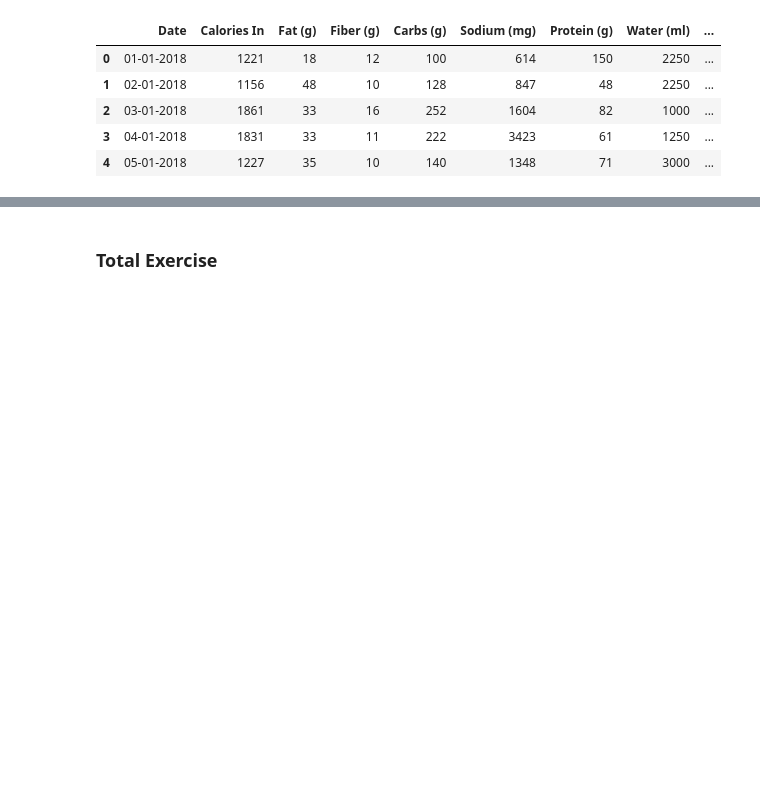
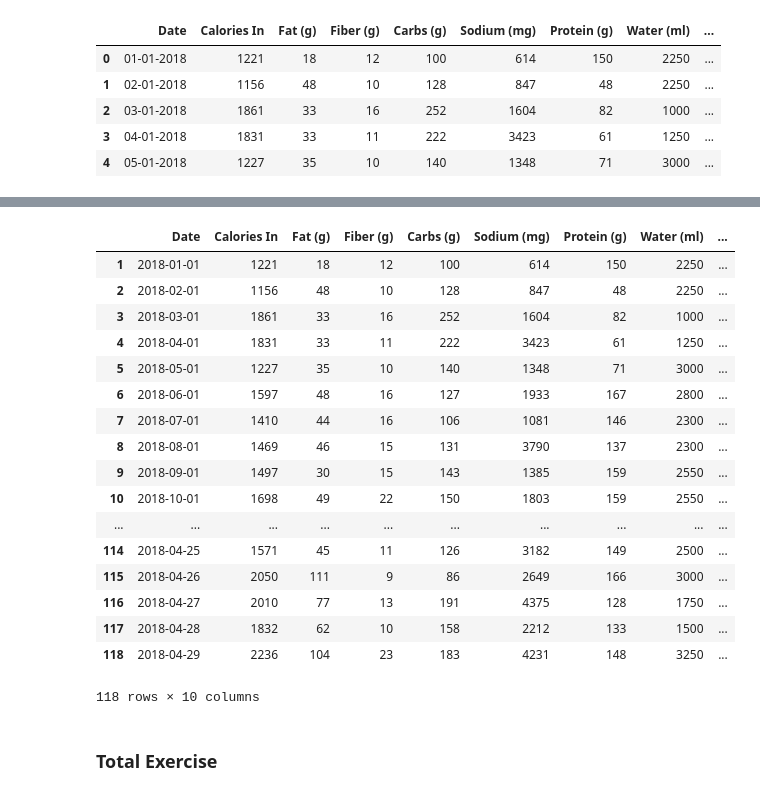
Before and after one commit to willvelida/mydata, a Jupyter notebook: jupyter notebooks/My Data Analysis Jan-Mar 2018.ipynb, the cells around one changed output, grey strips where cells are left out. Cells and saved outputs as stored; diff of their text form; code cells hidden in the pictures; blank space fills up the shorter version.

Commit message:
Updating Foodlog file to correct date column. Deleting existing data cleaning from jupyter notebook regarding food logs

```diff
--- a/jupyter notebooks/My Data Analysis Jan-Mar 2018.ipynb
+++ b/jupyter notebooks/My Data Analysis Jan-Mar 2018.ipynb
@@ -76,7 +75,0 @@ memory usage: 10.1+ KB
-# %%
-# Convert columns to necessary data formats
-foodlog_df2['Date'] = pd.to_datetime(foodlog_df2['Date'],format='%d/%m/%Y', errors='ignore')
-foodlog_df2['WaterTargetAchieved'] = foodlog_df2.WaterTargetAchieved.astype('category')
-foodlog_df2['UnderEaten'] = foodlog_df2.UnderEaten.astype('category')
-# Print out information to see if conversion was successful
-foodlog_df2.info()
@@ -230,3 +76,24 @@ gymworkouts_df2.tail()
+# %%
+foodlog_df2
+# %% [output]
+|  | Date | Calories In | Fat (g) | Fiber (g) | Carbs (g) | Sodium (mg) | Protein (g) | Water (ml) | ... |
+| 1 | 2018-01-01 | 1221 | 18 | 12 | 100 | 614 | 150 | 2250 | ... |
+| 2 | 2018-02-01 | 1156 | 48 | 10 | 128 | 847 | 48 | 2250 | ... |
+| 3 | 2018-03-01 | 1861 | 33 | 16 | 252 | 1604 | 82 | 1000 | ... |
+| 4 | 2018-04-01 | 1831 | 33 | 11 | 222 | 3423 | 61 | 1250 | ... |
+| 5 | 2018-05-01 | 1227 | 35 | 10 | 140 | 1348 | 71 | 3000 | ... |
+| 6 | 2018-06-01 | 1597 | 48 | 16 | 127 | 1933 | 167 | 2800 | ... |
+| 7 | 2018-07-01 | 1410 | 44 | 16 | 106 | 1081 | 146 | 2300 | ... |
+| 8 | 2018-08-01 | 1469 | 46 | 15 | 131 | 3790 | 137 | 2300 | ... |
+| 9 | 2018-09-01 | 1497 | 30 | 15 | 143 | 1385 | 159 | 2550 | ... |
+| 10 | 2018-10-01 | 1698 | 49 | 22 | 150 | 1803 | 159 | 2550 | ... |
+| ... | ... | ... | ... | ... | ... | ... | ... | ... | ... |
+| 114 | 2018-04-25 | 1571 | 45 | 11 | 126 | 3182 | 149 | 2500 | ... |
+| 115 | 2018-04-26 | 2050 | 111 | 9 | 86 | 2649 | 166 | 3000 | ... |
+| 116 | 2018-04-27 | 2010 | 77 | 13 | 191 | 4375 | 128 | 1750 | ... |
+| 117 | 2018-04-28 | 1832 | 62 | 10 | 158 | 2212 | 133 | 1500 | ... |
+| 118 | 2018-04-29 | 2236 | 104 | 23 | 183 | 4231 | 148 | 3250 | ... |
+118 rows × 10 columns
 # %% [markdown]
 ### Total Exercise
 # %%
```
Also changed, not shown: parts of 17 cells of this notebook, 3 other files.
